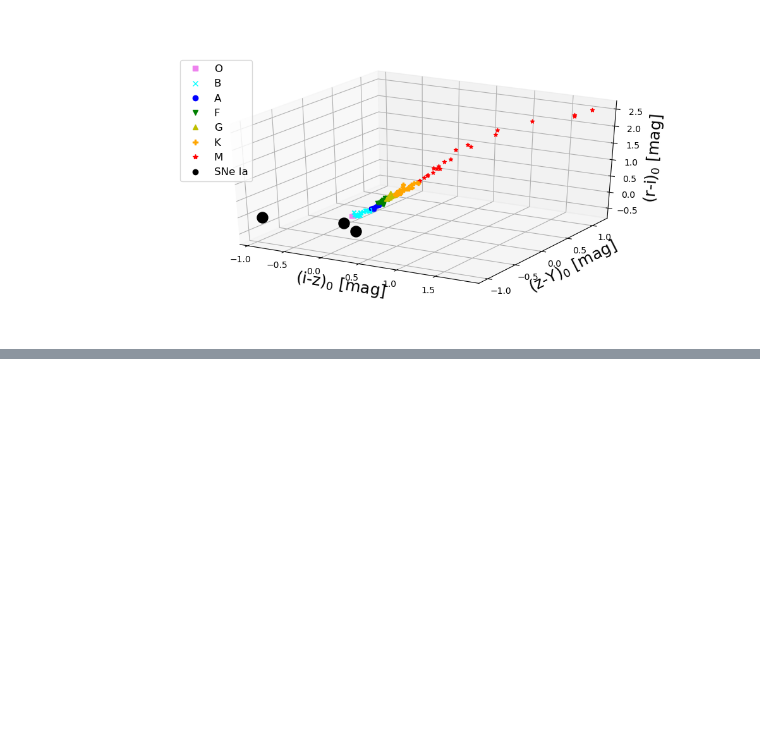
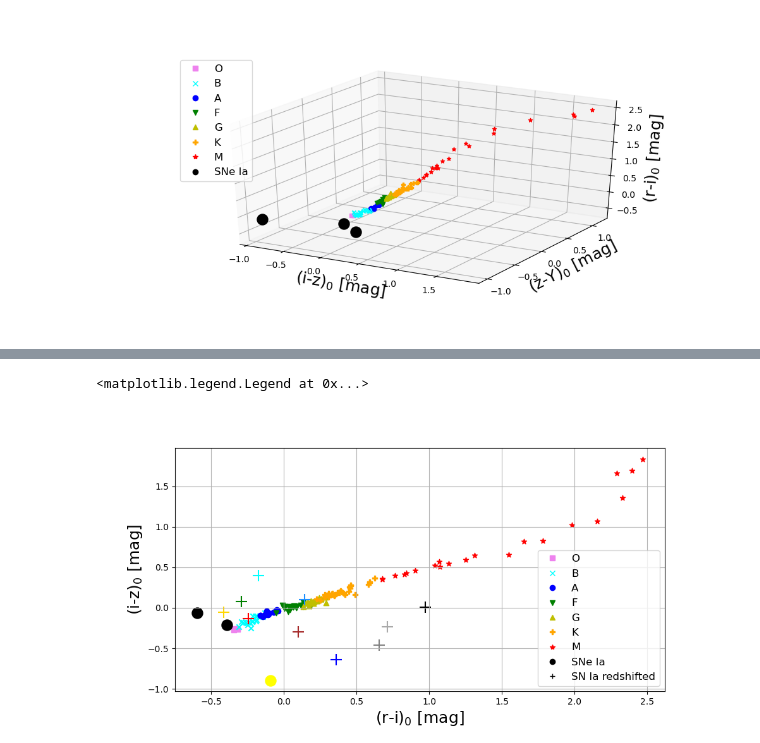
Before and after one commit to mrmonroy/AuxTel_atm_photo_corr, a Jupyter notebook: 03_spectrumThroughAtmLSST_3Dcolor_plot_varying_pwv.ipynb, the cells around one changed output, grey strips where cells are left out. Cells and saved outputs as stored; diff of their text form; code cells hidden in the pictures; blank space fills up the shorter version.

```diff
--- a/03_spectrumThroughAtmLSST_3Dcolor_plot_varying_pwv.ipynb
+++ b/03_spectrumThroughAtmLSST_3Dcolor_plot_varying_pwv.ipynb
@@ -665,0 +758,5 @@ ax.legend(fontsize=12)
+# %%
+rs_sn_colour_dict = np.load(os.path.join(input_dir,'rs_sn_colour_dict_varying_{0}_airmass_{1}_cloud_{2}.npy'.format(variable_param,am0,cloud0)),allow_pickle=True).ravel()[0]
+rs_sn_colour_dict_ref = np.load(os.path.join(input_dir,'rs_sn_colour_dict_varying_{0}_airmass_{1}_cloud_{2}_ref.npy'.format(variable_param,am0,cloud0)),allow_pickle=True).ravel()[0]
+# %%
+redshift_colors = {0.1:'b',0.2:'dodgerblue',0.3:'cyan',0.4:'g',0.5:'gold',0.6:'r',0.7:'brown',0.8:'grey',0.9:'darkgrey',1.0:'k'}
@@ -665,0 +880,39 @@ ax.legend(fontsize=12)
+# %%
+colorx = 'r-i'
+colory = 'i-z'
+
+fig = plt.figure(figsize=(10,5))
+ax = fig.add_subplot()
+
+for spec_type in spectral_types:
+    for si in colour_dict[spec_type]:
+        color1 = colour_dict_ref[spec_type][si][colorx.lower()]
+        color2 = colour_dict_ref[spec_type][si][colory.lower()]
+
+        ax.scatter(color1,color2,c=type_colors[spec_type],marker=type_markers[spec_type])
+
+    ax.plot([],[],ls='',marker=type_markers[spec_type],color=type_colors[spec_type],label=spec_type)
+
+for si,sn in enumerate(sn_colour_dict.keys()):
+    color1_sn = sn_colour_dict_ref[sn][colorx.lower()]
+    color2_sn = sn_colour_dict_ref[sn][colory.lower()]
+    if si==0:
+        ax.scatter(color1_sn,color2_sn,c='yellow',marker='o',s=150.0)
+    else:
+        ax.scatter(color1_sn,color2_sn,c='k',marker='o',s=150.0)
+ax.plot([],[],ls='',marker='o',color='k',label='SNe Ia')
+
+for rs in rs_sn_colour_dict.keys():
+    color1_rs_sn = rs_sn_colour_dict_ref[rs][colorx.lower()]
+    color2_rs_sn = rs_sn_colour_dict_ref[rs][colory.lower()]
+
+    ax.scatter(color1_rs_sn,color2_rs_sn,c=redshift_colors[rs],marker='+',s=150.0)
+ax.plot([],[],ls='',marker='+',color='k',label='SN Ia redshifted')
+
+ax.grid()
+ax.set_xlabel('('+colorx+r'$)_0$ [mag]',fontsize=18)
+ax.set_ylabel('('+colory+r'$)_0$ [mag]',fontsize=18)
+ax.legend(fontsize=12)
+# %% [output]
+<matplotlib.legend.Legend at 0x...>
+[figure, added]
```
Also changed, not shown: parts of 14 cells of this notebook, 2 other files.
